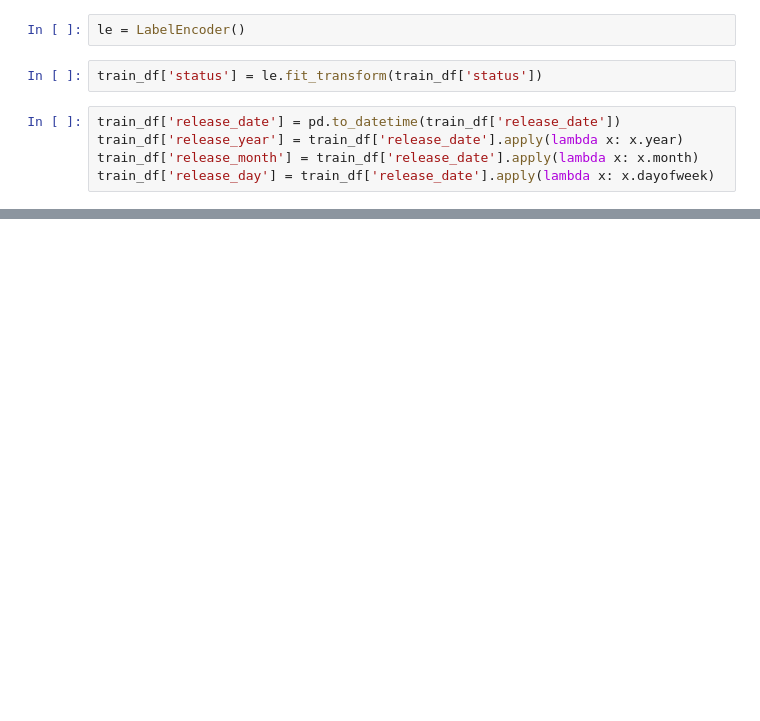
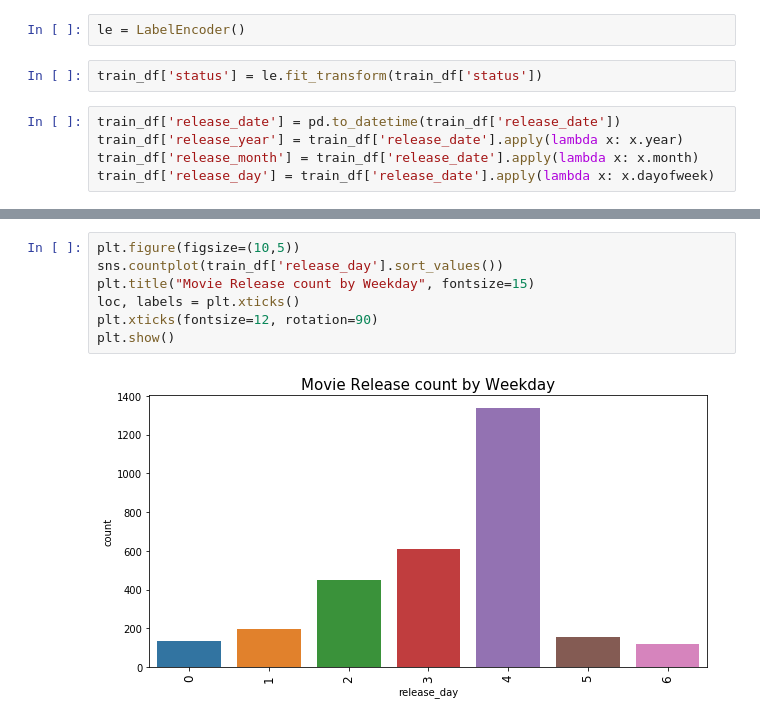
Before and after one commit to kiraplenkin/TMDB_Box_Office_Prediction, a Jupyter notebook: Preprocessing.ipynb, the cells around one changed output, grey strips where cells are left out. Cells and saved outputs as stored; diff of their text form; blank space fills up the shorter version.

```diff
--- a/Preprocessing.ipynb
+++ b/Preprocessing.ipynb
@@ -251,0 +182,9 @@ train_df.head()
+# %%
+plt.figure(figsize=(10,5))
+sns.countplot(train_df['release_day'].sort_values())
+plt.title("Movie Release count by Weekday", fontsize=15)
+loc, labels = plt.xticks()
+plt.xticks(fontsize=12, rotation=90)
+plt.show()
+# %% [output]
+[figure, added]
```
Also changed, not shown: parts of 35 cells of this notebook, 2 other files.
